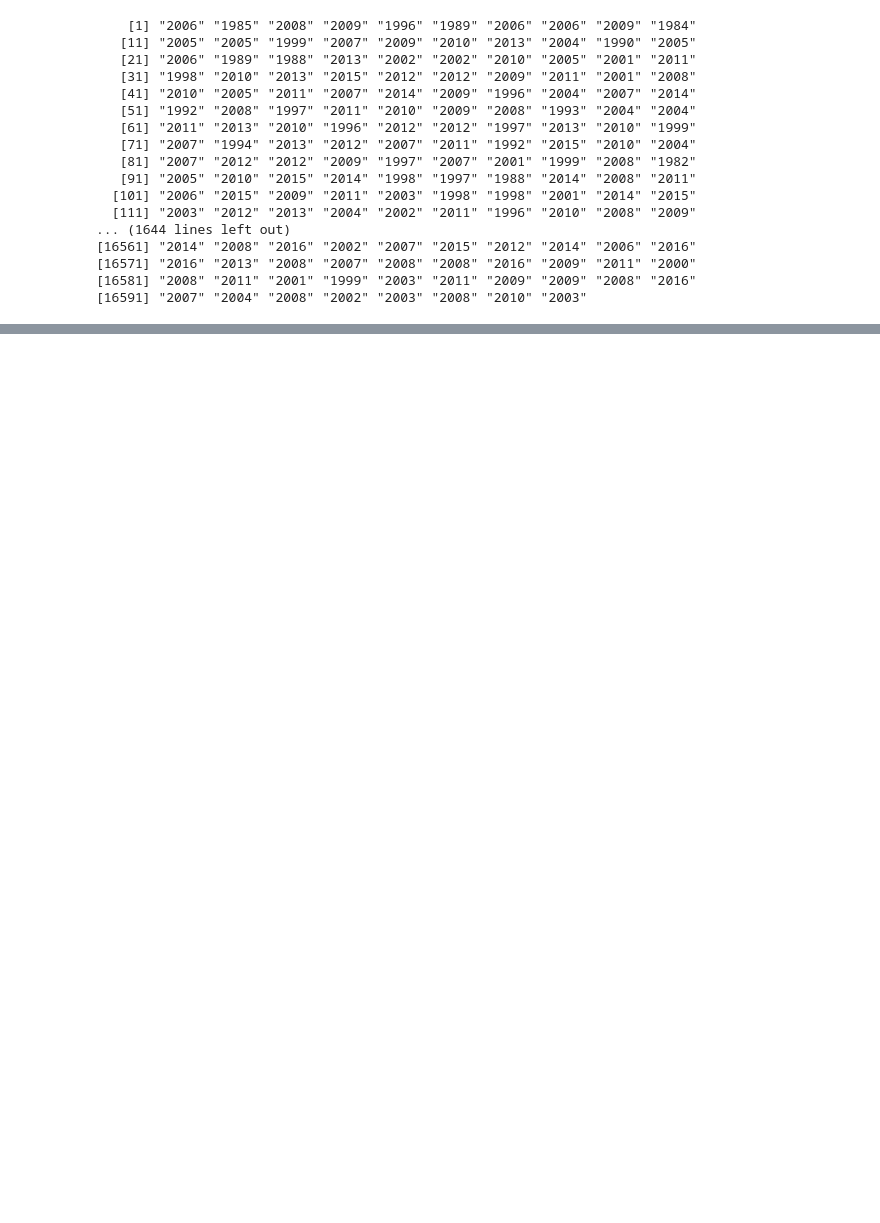
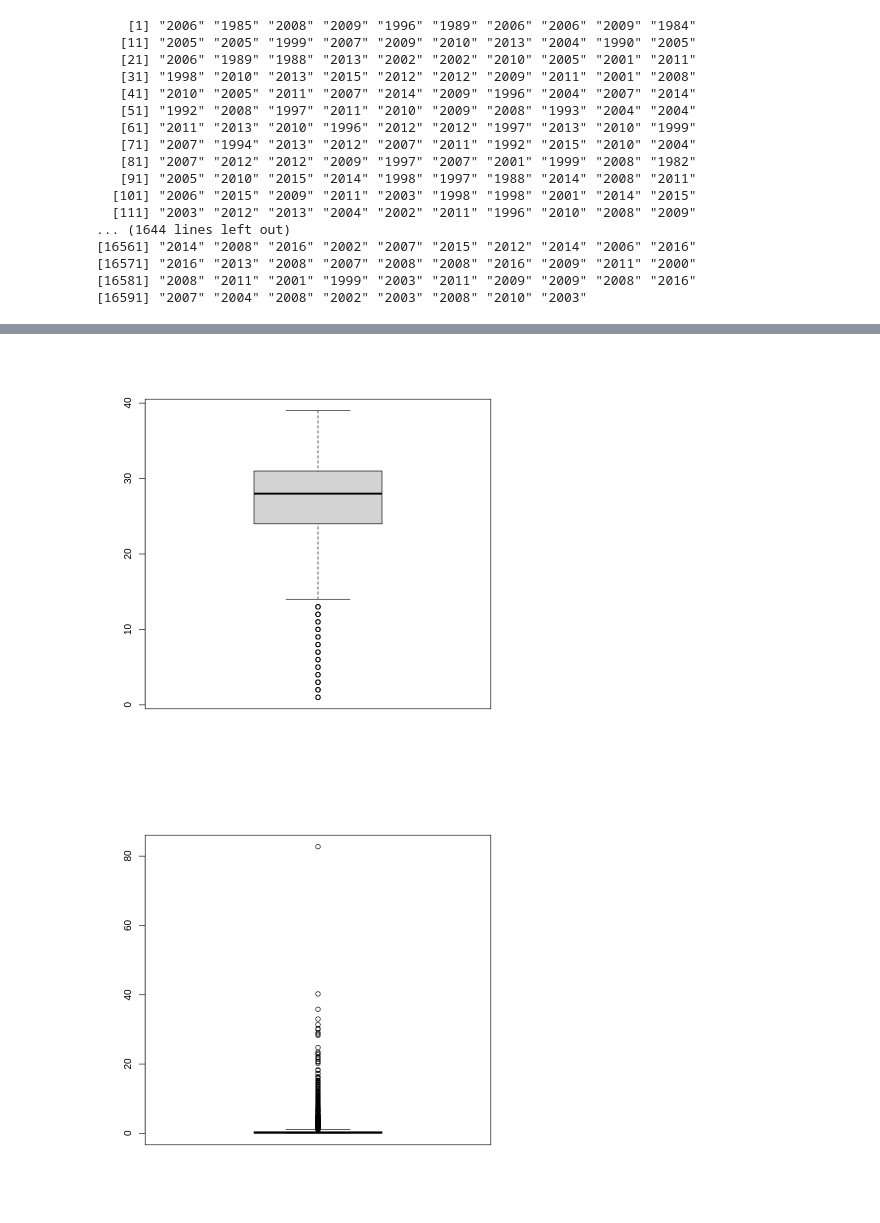
Before and after one commit to apollosoldier/Courses, a Jupyter notebook: td1_estimation.ipynb, the cells around one changed output, grey strips where cells are left out. Cells and saved outputs as stored; diff of their text form; code cells hidden in the pictures; blank space fills up the shorter version.

```diff
--- a/td1_estimation.ipynb
+++ b/td1_estimation.ipynb
@@ -189,0 +237,7 @@ ERROR: ignored
+# %%
+boxplot(year)
+boxplot(df$Global_Sales)
+boxplot(df$Rank)
+# %% [output]
+[figure, added]
+[figure, added]
```
Also changed, not shown: parts of 23 cells of this notebook.
